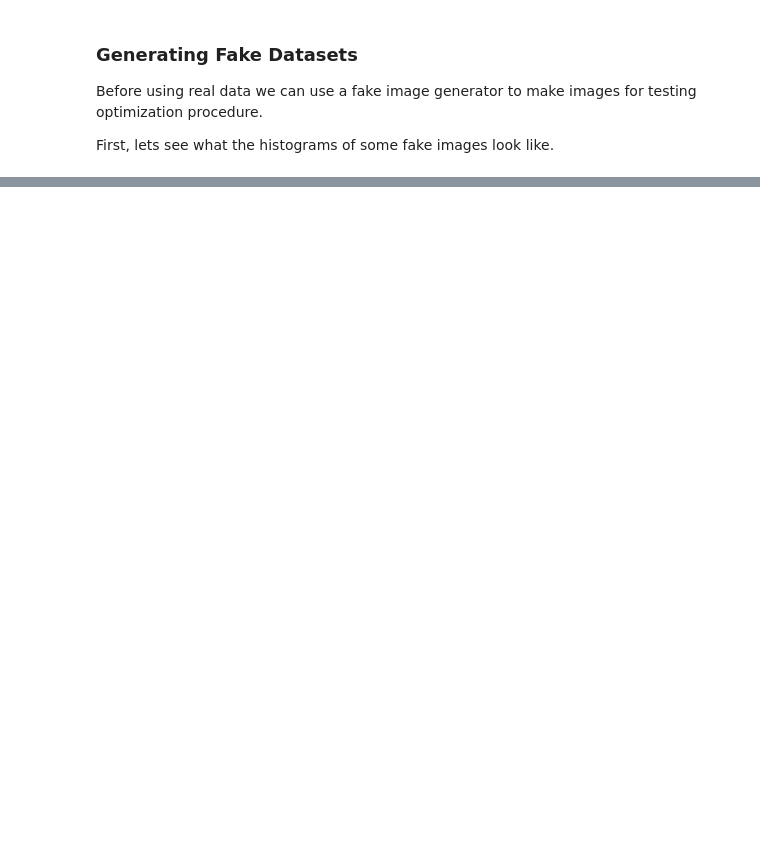
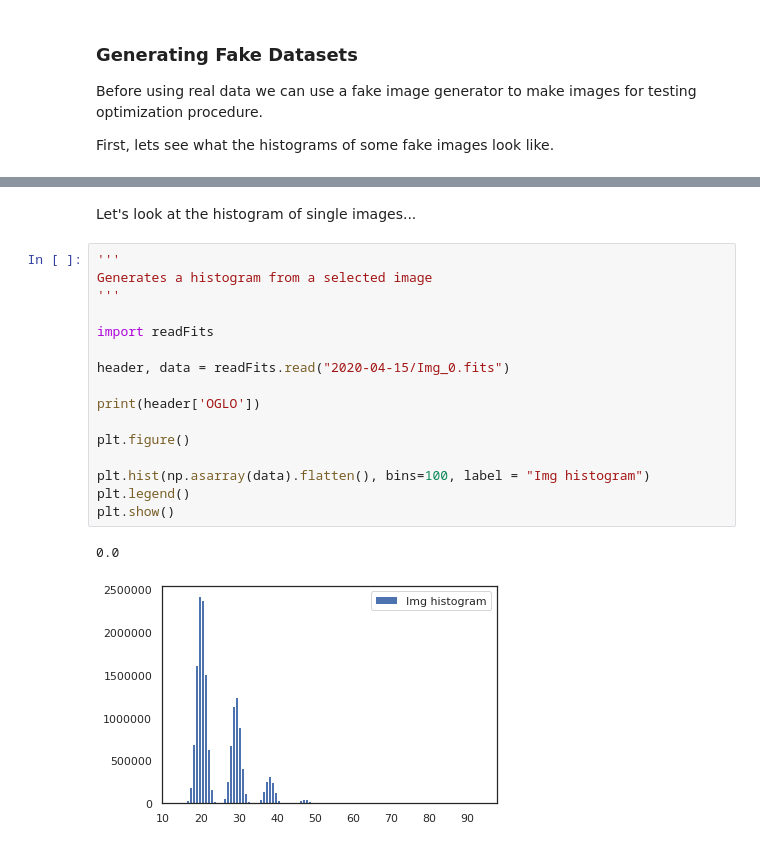
Before and after one commit to SamuelDAmbrosia/CCD-Optimization-Using-Machine-Learning, a Jupyter notebook: Machine-Learning-Optimitzation-Development-Doc.ipynb, the cells around one changed output, grey strips where cells are left out. Saved outputs shown, nothing was run; the diff lists cells and outputs as text; blank space fills up the shorter version.

```diff
--- a/Machine-Learning-Optimitzation-Development-Doc.ipynb
+++ b/Machine-Learning-Optimitzation-Development-Doc.ipynb
@@ -184,0 +205,21 @@ HBox(children=(FloatSlider(value=1.5, continuous_update=False, description='Sigm
+# %% [markdown]
+Let's look at the histogram of single images...
+# %%
+'''
+Generates a histogram from a selected image
+'''
+
+import readFits
+
+header, data = readFits.read("2020-04-15/Img_0.fits")
+
+print(header['OGLO'])
+
+plt.figure()
+
+plt.hist(np.asarray(data).flatten(), bins=100, label = "Img histogram")
+plt.legend()
+plt.show()
+# %% [output]
+0.0
+[figure, added]
```
Also changed, not shown: parts of 9 cells of this notebook, 1 other file.
